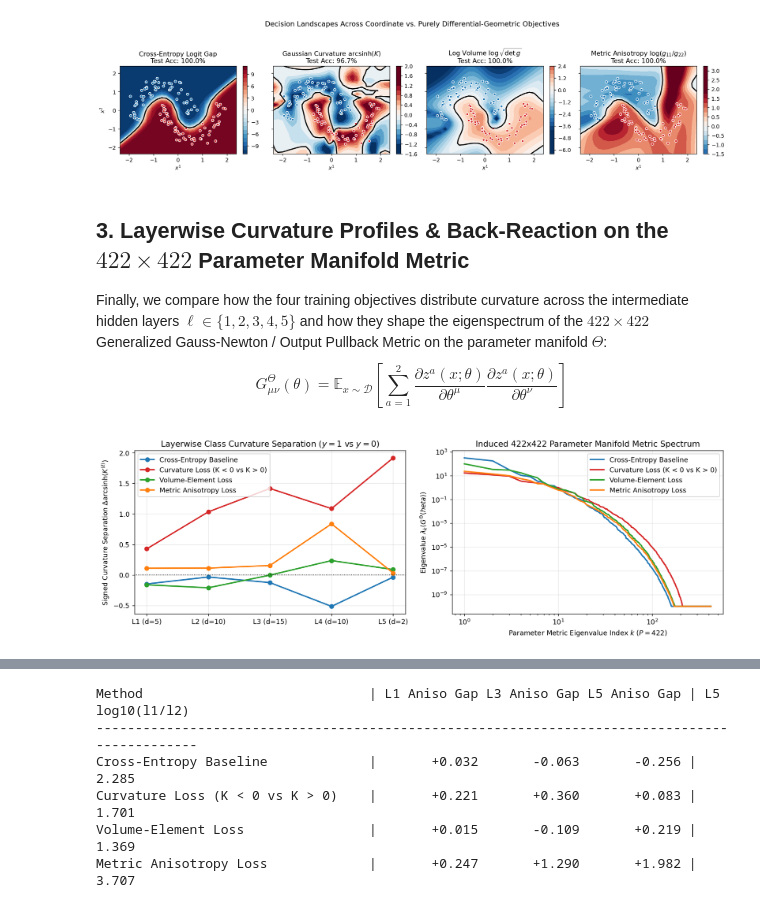
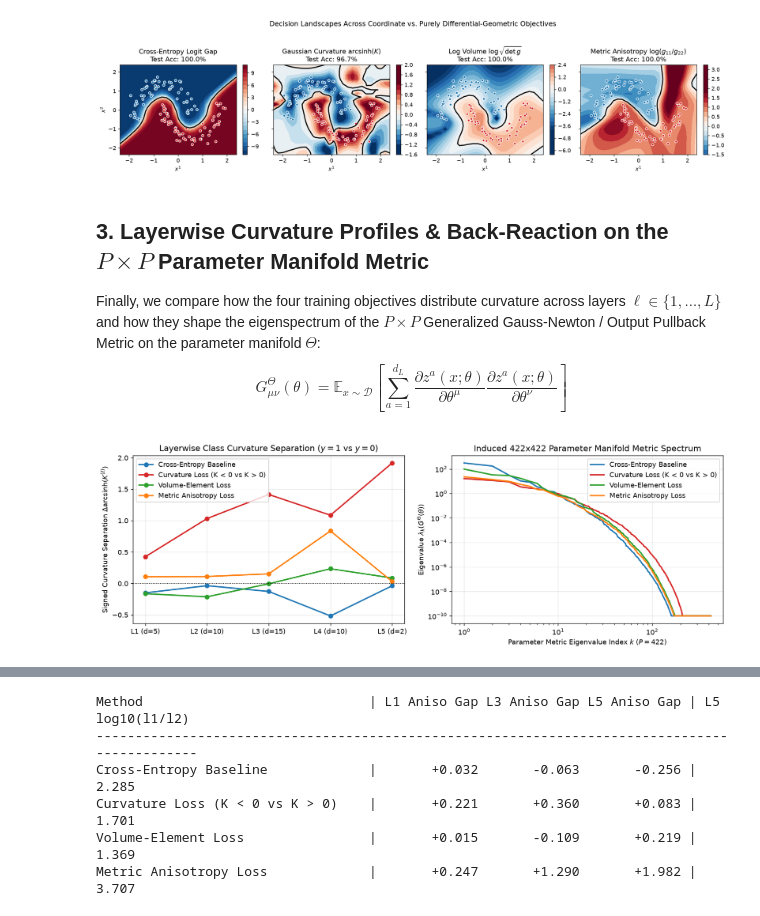
Before and after one commit to rramosp/metriclosses, a Jupyter notebook: notebooks/05_geometric_loss_ablations_and_synthesis.ipynb, the cells around one changed output, grey strips where cells are left out. Drawn from its saved outputs; the diff is of its cells as text; code cells hidden in the pictures.

```diff
--- a/notebooks/05_geometric_loss_ablations_and_synthesis.ipynb
+++ b/notebooks/05_geometric_loss_ablations_and_synthesis.ipynb
@@ -146,9 +191,9 @@ plt.show()
 # %% [output]
 [figure]
 # %% [markdown]
-## 3. Layerwise Curvature Profiles & Back-Reaction on the $422 \times 422$ Parameter Manifold Metric
-Finally, we compare how the four training objectives distribute curvature across the intermediate hidden layers $\ell \in \{1, 2, 3, 4, 5\}$ and how they shape the eigenspectrum of the $422 \times 422$ Generalized Gauss-Newton / Output Pullback Metric on the parameter manifold $\Theta$:
-$$G^\Theta_{\mu\nu}(\theta) = \mathbb{E}_{x \sim \mathcal{D}} \left[ \sum_{a=1}^2 \frac{\partial z^a(x; \theta)}{\partial \theta^\mu} \frac{\partial z^a(x; \theta)}{\partial \theta^\nu} \right]$$
+## 3. Layerwise Curvature Profiles & Back-Reaction on the $P \times P$ Parameter Manifold Metric
+Finally, we compare how the four training objectives distribute curvature across layers $\ell \in \{1, \dots, L\}$ and how they shape the eigenspectrum of the $P \times P$ Generalized Gauss-Newton / Output Pullback Metric on the parameter manifold $\Theta$:
+$$G^\Theta_{\mu\nu}(\theta) = \mathbb{E}_{x \sim \mathcal{D}} \left[ \sum_{a=1}^{d_L} \frac{\partial z^a(x; \theta)}{\partial \theta^\mu} \frac{\partial z^a(x; \theta)}{\partial \theta^\nu} \right]$$
 # %%
 def compute_param_pullback_spectrum(model: MoonsMLP, X: torch.Tensor) -> np.ndarray:
     params = {k: v.detach() for k, v in model.named_parameters()}
@@ -160,7 +205,7 @@ def compute_param_pullback_spectrum(model: MoonsMLP, X: torch.Tensor) -> np.ndar
 
     J_dict = vmap(jacrev(z_fn, argnums=0), in_dims=(None, 0))(params, X)
     N = X.shape[0]
-    J_flat = torch.cat([J_dict[k].reshape(N * 2, -1) for k in keys], dim=-1)
+    J_flat = torch.cat([J_dict[k].reshape(-1, params[k].numel()) for k in keys], dim=-1)
     G_theta = (J_flat.T @ J_flat) / float(N)
     evals = torch.linalg.eigvalsh(G_theta).flip(0).clamp(min=1e-10).detach().numpy()
     return evals
@@ -170,45 +215,44 @@ models_dict = {
     "Curvature Loss (K < 0 vs K > 0)": (m_curv, "#d62728"),
     "Volume-Element Loss": (m_vol, "#2ca02c"),
     "Metric Anisotropy Loss": (m_aniso, "#ff7f0e"),
 }
 
-layers_list = [1, 2, 3, 4, 5]
+layers_list = list(range(1, L + 1))
+P_geom = sum(p.numel() for p in m_curv.parameters())
 fig, axes = plt.subplots(1, 2, figsize=(13, 4.4))
 
 for label, (mdl, col) in models_dict.items():
-    # Layerwise signed curvature gap E[K|y=1] - E[K|y=0]
     k_gaps = []
     for l_idx in layers_list:
-        mode = "graph" if l_idx == 5 else "euclidean"
+        mode = "graph" if mdl.layer_dims[l_idx] <= 2 else "euclidean"
         K_l = compute_layer_geometry(mdl, X_test, layer_idx=l_idx, metric_mode=mode)["K"].detach()
-        gap = (torch.arcsinh(K_l[y_test == 1]).mean() - torch.arcsinh(K_l[y_test == 0]).mean()).item()
+        gap = (torch.arcsinh(K_l[y_test == (N_CLASSES - 1)]).mean() - torch.arcsinh(K_l[y_test == 0]).mean()).item()
         k_gaps.append(gap)
     axes[0].plot(layers_list, k_gaps, "o-", lw=2, color=col, label=label)
 
-    # Parameter manifold metric spectrum
     evals_theta = compute_param_pullback_spectrum(mdl, X_train[:120])
     axes[1].plot(range(1, len(evals_theta) + 1), evals_theta, lw=2, color=col, label=label)
 
 axes[0].axhline(0.0, color="k", lw=1, ls=":")
 axes[0].set_xticks(layers_list)
-axes[0].set_xticklabels([f"L{l} (d={m_ce.layer_dims[l]})" for l in layers_list])
-axes[0].set_ylabel("Signed Curvature Separation $\Delta \mathrm{arcsinh}(K^{(\ell)})$")
-axes[0].set_title("Layerwise Class Curvature Separation ($y=1$ vs $y=0$)")
+axes[0].set_xticklabels([f"L{l} (d={m_curv.layer_dims[l]})" for l in layers_list])
+axes[0].set_ylabel(r"Signed Curvature Separation $\Delta \mathrm{arcsinh}(K^{(\ell)})$")
+axes[0].set_title(f"Layerwise Class Curvature Separation ($y={N_CLASSES - 1}$ vs $y=0$)")
 axes[0].legend()
 axes[0].grid(alpha=0.3)
 
 axes[1].set_xscale("log")
 axes[1].set_yscale("log")
-axes[1].set_xlabel("Parameter Metric Eigenvalue Index $k$ ($P = 422$)")
-axes[1].set_ylabel("Eigenvalue $\lambda_k(G^\Theta(\theta))$")
-axes[1].set_title("Induced 422x422 Parameter Manifold Metric Spectrum")
+axes[1].set_xlabel(f"Parameter Metric Eigenvalue Index $k$ ($P = {P_geom}$)")
+axes[1].set_ylabel(r"Eigenvalue $\lambda_k(G^\Theta(\theta))$")
+axes[1].set_title(f"Induced {P_geom}x{P_geom} Parameter Manifold Metric Spectrum")
 axes[1].legend()
 axes[1].grid(alpha=0.3)
 
 plt.tight_layout()
 plt.show()
 # %% [output]
-[figure, old version]
+[figure, new version]
 # %% [markdown]
 ## 4. Layerwise Log Volume Profiles ($\log\sqrt{\det g^{(\ell)}(x)}$)
 
```
Also changed, not shown: parts of 14 cells of this notebook, 12 other files.
